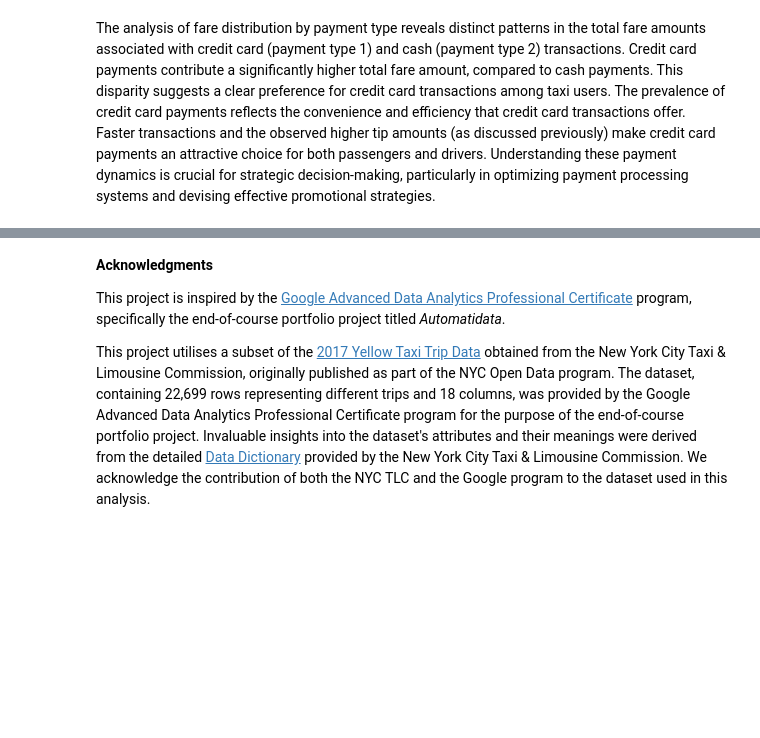
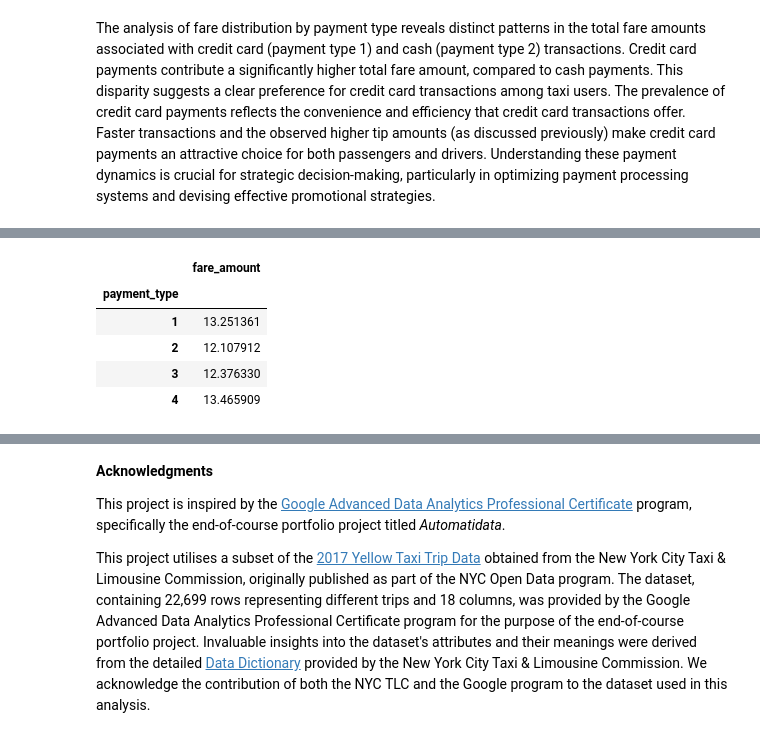
Before and after one commit to sssunri/farecast_NYC-TLC_estimation, a Jupyter notebook: fare_estimation.ipynb, the cells around one changed output, grey strips where cells are left out. Saved outputs shown, nothing was run; the diff lists cells and outputs as text; code cells hidden in the pictures; blank space fills up the shorter version.

```diff
--- a/fare_estimation.ipynb
+++ b/fare_estimation.ipynb
@@ -1148,0 +1172,9 @@ This plot illustrates a characteristic curve associated with the cumulative dens
+# %%
+df.groupby(by='payment_type').mean()[['fare_amount']]
+# %% [output]
+|  | fare_amount |
+| payment_type |  |
+| 1 | 13.251361 |
+| 2 | 12.107912 |
+| 3 | 12.376330 |
+| 4 | 13.465909 |
```
Also changed, not shown: parts of 186 cells of this notebook.
